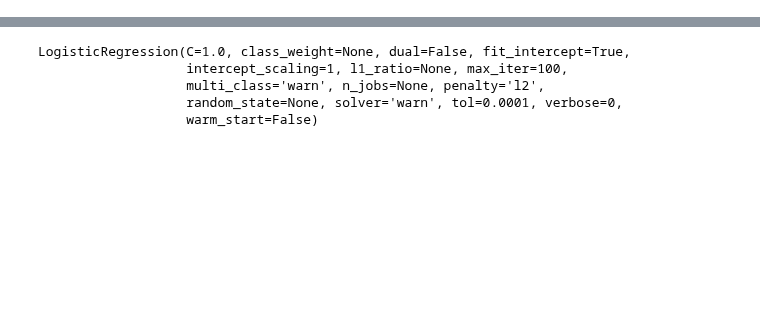
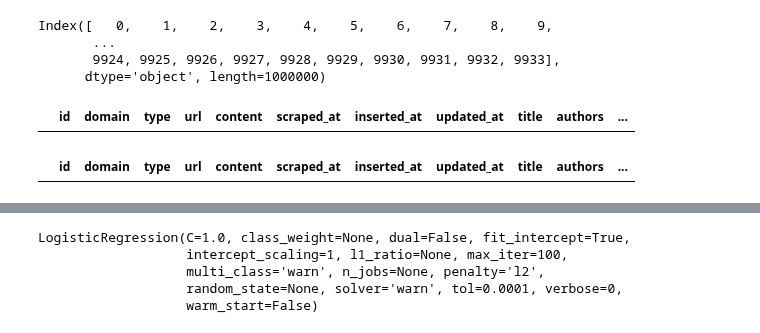
Before and after one commit to SystemOut1324/Datascience_Final_Project, a Jupyter notebook: Appendix/Manual/Setup_pred_Nikolaj.ipynb, the cells around one changed output, grey strips where cells are left out. Saved outputs shown, nothing was run; the diff lists cells and outputs as text; code cells hidden in the pictures; blank space fills up the shorter version.

```diff
--- a/Appendix/Manual/Setup_pred_Nikolaj.ipynb
+++ b/Appendix/Manual/Setup_pred_Nikolaj.ipynb
@@ -329,0 +34,22 @@ import multiprocessing
+# %%
+df.index
+# %% [output]
+Index([   0,    1,    2,    3,    4,    5,    6,    7,    8,    9,
+       ...
+       9924, 9925, 9926, 9927, 9928, 9929, 9930, 9931, 9932, 9933],
+      dtype='object', length=1000000)
+# %%
+#1
+df['id'] = pd.to_numeric(df['id'], errors = 'coerce', downcast = 'integer')
+df.dropna(subset=['id'], inplace = True)
+#df.drop_duplicates(subset = 'content', inplace = True)
+df.drop_duplicates(subset = 'id', inplace = True)
+df.id = df.id.astype(int)
+# %%
+df.loc[df['id'] == np.nan]
+# %% [output]
+|  | id | domain | type | url | content | scraped_at | inserted_at | updated_at | title | authors | ... |
+# %%
+df.loc[df['id'].duplicated()]
+# %% [output]
+|  | id | domain | type | url | content | scraped_at | inserted_at | updated_at | title | authors | ... |
```
Also changed, not shown: parts of 98 cells of this notebook.
